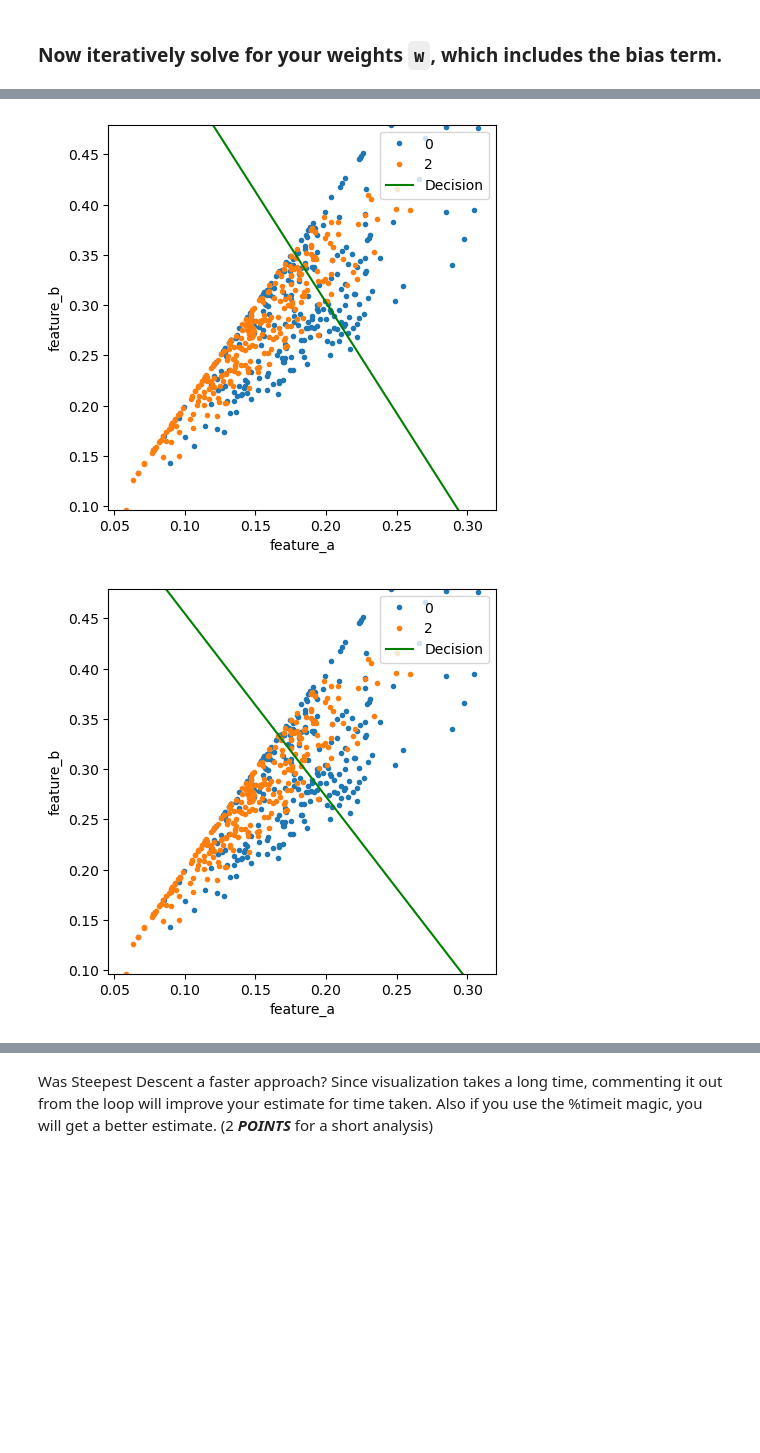
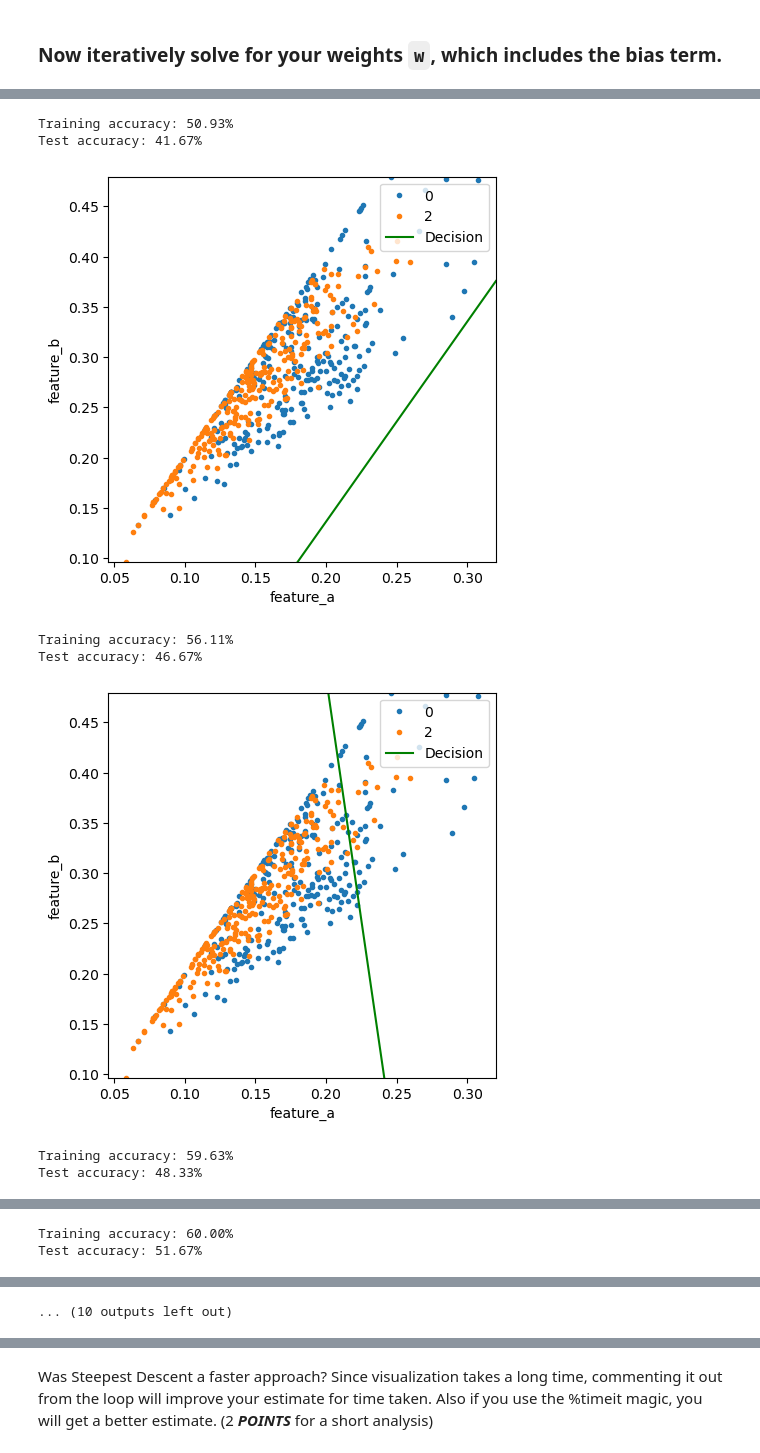
Before and after one commit to guptashrey/BME548L-Machine-Learning-Imaging, a Jupyter notebook: Homework/S2023_HW2.ipynb, the cells around one changed output, grey strips where cells are left out. Saved outputs shown, nothing was run; the diff lists cells and outputs as text; code cells hidden in the pictures; blank space fills up the shorter version.

```diff
--- a/Homework/S2023_HW2.ipynb
+++ b/Homework/S2023_HW2.ipynb
@@ -516,7 +518,10 @@ def sigmoid(z):
     return 1/(1 + np.exp(-z))
 
 def logistic_gradient(features, labels, weights):
-    del_nll = -1*np.matmul(labels - sigmoid(np.matmul(features, weights)), features)
+    z = -(features@weights) * labels
+    coeff = -features * labels.reshape((-1,1))
+    del_nll = np.dot(coeff.T, sigmoid(z))
+    del_nll = del_nll.flatten()
     return del_nll
 # %% [markdown]
 ### Now iteratively solve for your weights `w`, which includes the bias term.
@@ -524,23 +529,27 @@ def logistic_gradient(features, labels, weights):
 # 4 POINTS for correct implementation
 w = np.random.rand(3) # init weights to some random value.
 num_iterations = 200 # set this to the number of iterations
-step_size = 1e-3 # This may also need to be adjusted
+step_size = 3e-3 # This may also need to be adjusted
 start_t = time()
 
 for i in range(num_iterations):
     # calculate the gradient at the current weight vector
     # update w some step_size in the direction of steepest descent
     # make plots every 20 iters
-    gradient = linear_gradient(X_features_updated, pseudo_y_train, w)
+    gradient = logistic_gradient(X_features_updated, pseudo_y_train, w)
     w = w - gradient * step_size
 
     if i % 20 == 0:
         print(f"Training accuracy: {format(accuracy_metrics(X_features_updated, w, pseudo_y_train), '.2f')}%")
+        print(f"Test accuracy: {format(accuracy_metrics(X_features_test_updated, w, pseudo_y_test), '.2f')}%")
         visualize_model(X_features_updated, pseudo_y_train, w)
+        plt.show()
 end_t = time()
 
 # print final accuracies and plot the decision boundary
 print(f"\nFinal Training accuracy: {format(accuracy_metrics(X_features_updated, w, pseudo_y_train), '.2f')}%")
+print(f"Final Test accuracy: {format(accuracy_metrics(X_features_test_updated, w, pseudo_y_test), '.2f')}%")
 visualize_model(X_features_updated, pseudo_y_train, w)
+plt.show()
 # %% [output]
 Training accuracy: 50.93%
@@ -560,2 +561,8 @@ Final Training accuracy: 61.85%
+Training accuracy: 50.93%
+Test accuracy: 41.67%
-[figure, old version]
+[figure, new version]
+Training accuracy: 56.11%
+Test accuracy: 46.67%
-[figure, old version]
+[figure, new version]
+Training accuracy: 59.63%
+Test accuracy: 48.33%
@@ -562,0 +570,2 @@ Final Training accuracy: 61.85%
+Training accuracy: 60.00%
+Test accuracy: 51.67%
@@ -569,3 +573,4 @@ Final Training accuracy: 61.85%
+... (10 outputs left out)
 # %%
 print("average time per iteration: {} seconds".format((end_t-start_t)/num_iterations))
 # %% [output]
```
Also changed, not shown: parts of 8 cells of this notebook, 3 other files.
